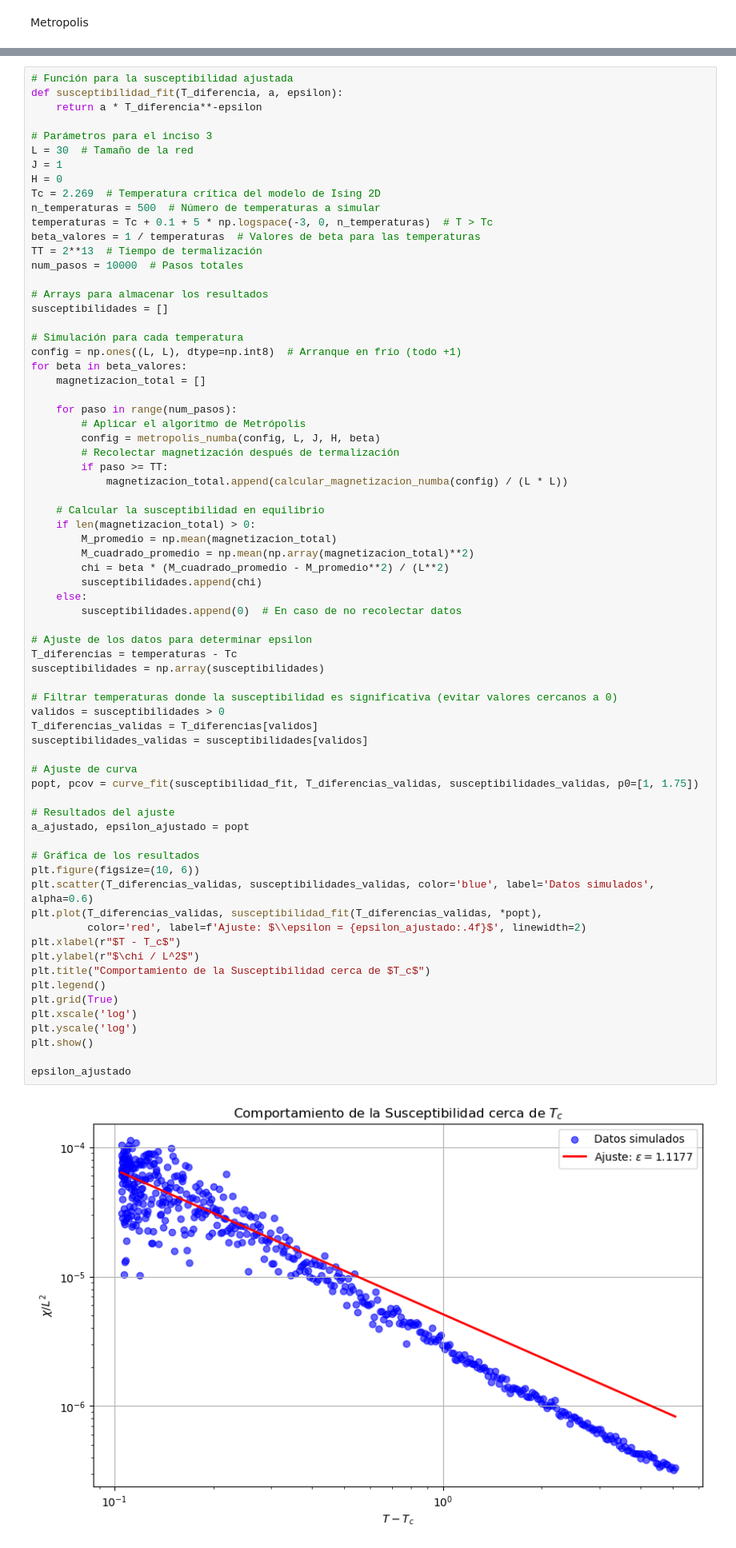
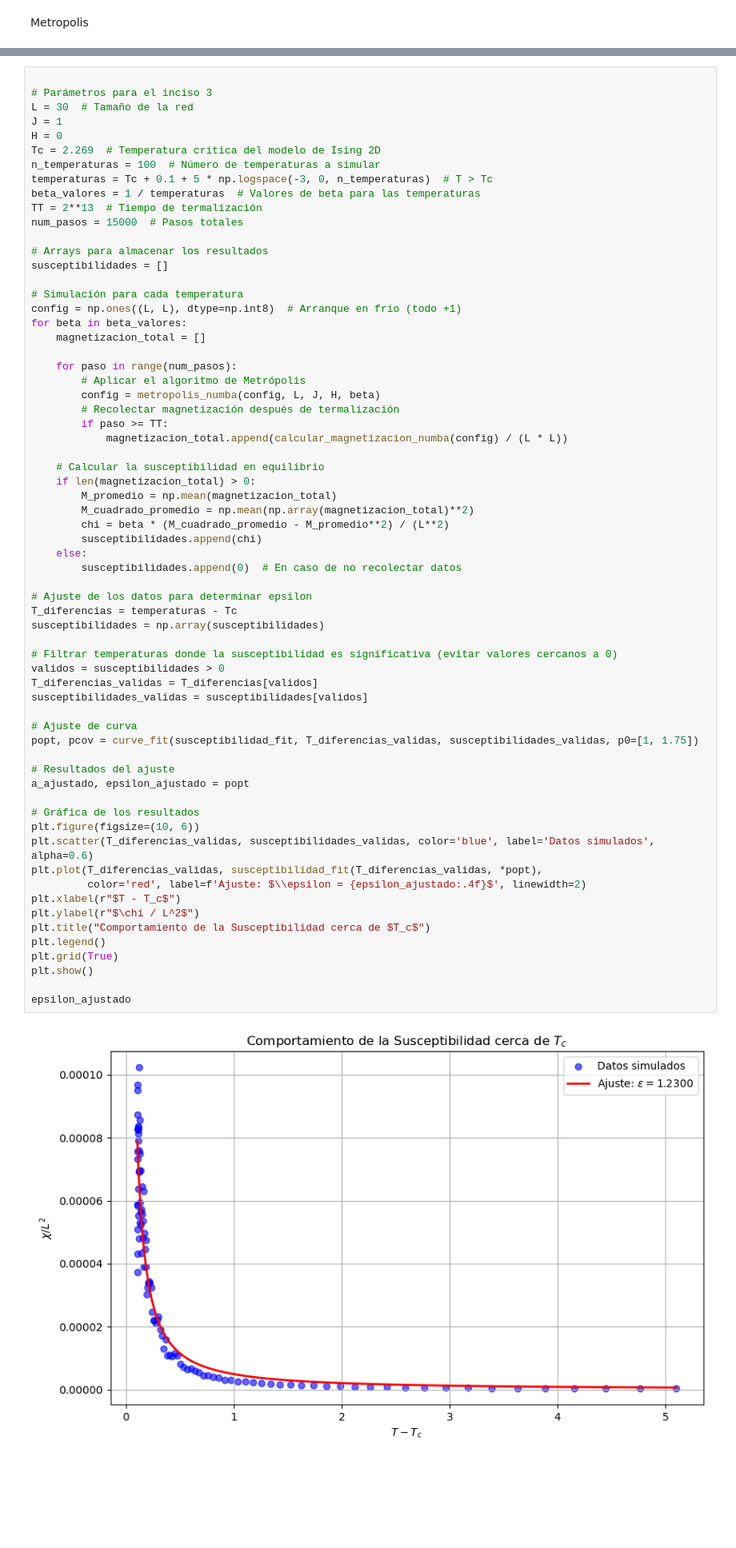
Before and after one commit to Alejandroe0/Computacional, a Jupyter notebook: ModeloDeIsing.ipynb, the cells around one changed output, grey strips where cells are left out. Shown: that part at 80% size. Saved outputs shown, nothing was run; the diff lists cells and outputs as text; blank space fills up the shorter version.

```diff
--- a/ModeloDeIsing.ipynb
+++ b/ModeloDeIsing.ipynb
@@ -559,18 +556,15 @@ epsilon_ajustado
 # %%
-# Función para la susceptibilidad ajustada
-def susceptibilidad_fit(T_diferencia, a, epsilon):
-    return a * T_diferencia**-epsilon
 
 # Parámetros para el inciso 3
 L = 30  # Tamaño de la red
 J = 1
 H = 0
 Tc = 2.269  # Temperatura crítica del modelo de Ising 2D
-n_temperaturas = 500  # Número de temperaturas a simular
+n_temperaturas = 100  # Número de temperaturas a simular
 temperaturas = Tc + 0.1 + 5 * np.logspace(-3, 0, n_temperaturas)  # T > Tc
 beta_valores = 1 / temperaturas  # Valores de beta para las temperaturas
 TT = 2**13  # Tiempo de termalización
-num_pasos = 10000  # Pasos totales
+num_pasos = 15000  # Pasos totales
 
 # Arrays para almacenar los resultados
 susceptibilidades = []
@@ -598,33 +592,31 @@ for beta in beta_valores:
 
 # Ajuste de los datos para determinar epsilon
 T_diferencias = temperaturas - Tc
 susceptibilidades = np.array(susceptibilidades)
 
 # Filtrar temperaturas donde la susceptibilidad es significativa (evitar valores cercanos a 0)
 validos = susceptibilidades > 0
 T_diferencias_validas = T_diferencias[validos]
 susceptibilidades_validas = susceptibilidades[validos]
 
 # Ajuste de curva
 popt, pcov = curve_fit(susceptibilidad_fit, T_diferencias_validas, susceptibilidades_validas, p0=[1, 1.75])
 
 # Resultados del ajuste
 a_ajustado, epsilon_ajustado = popt
 
 # Gráfica de los resultados
 plt.figure(figsize=(10, 6))
 plt.scatter(T_diferencias_validas, susceptibilidades_validas, color='blue', label='Datos simulados', alpha=0.6)
 plt.plot(T_diferencias_validas, susceptibilidad_fit(T_diferencias_validas, *popt),
          color='red', label=f'Ajuste: $\\epsilon = {epsilon_ajustado:.4f}$', linewidth=2)
 plt.xlabel(r"$T - T_c$")
 plt.ylabel(r"$\chi / L^2$")
 plt.title("Comportamiento de la Susceptibilidad cerca de $T_c$")
 plt.legend()
 plt.grid(True)
-plt.xscale('log')
-plt.yscale('log')
 plt.show()
 
 epsilon_ajustado
 # %% [output]
-[figure, old version]
+[figure, new version]
```
Also changed, not shown: parts of 9 cells of this notebook.
